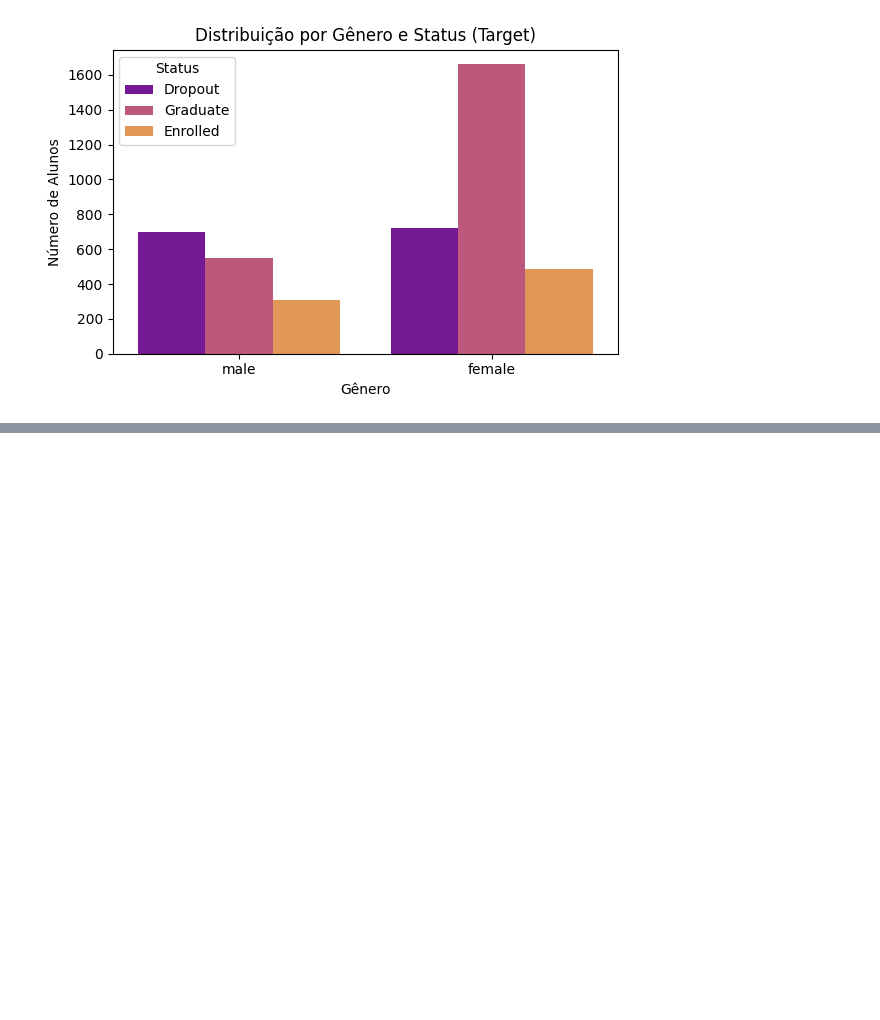
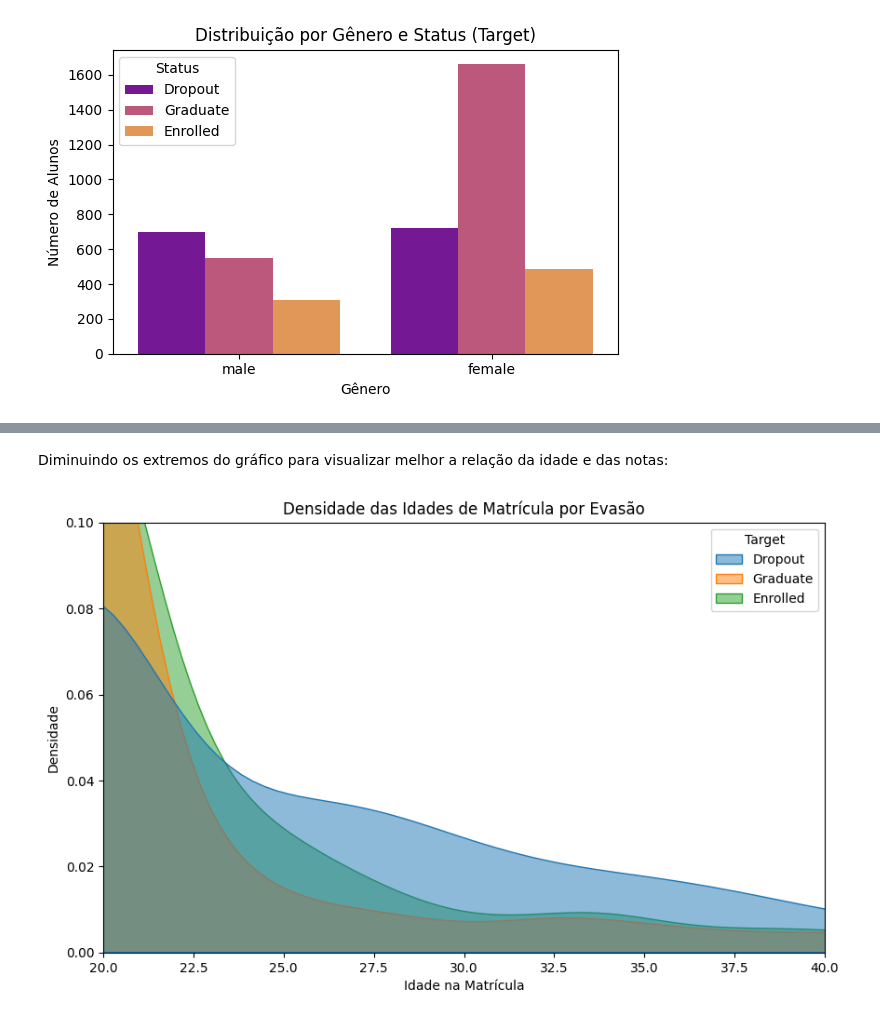
Before and after one commit to schwaad/Student-Dropout-Analysis, a Jupyter notebook: Analise_dos_dados.ipynb, the cells around one changed output, grey strips where cells are left out. Cells and saved outputs as stored; diff of their text form; code cells hidden in the pictures; blank space fills up the shorter version.

```diff
--- a/Analise_dos_dados.ipynb
+++ b/Analise_dos_dados.ipynb
@@ -86,0 +119,28 @@ plt.show()
+# %% [markdown]
+Diminuindo os extremos do gráfico para visualizar melhor a relação da idade e das notas:
+# %%
+import seaborn as sns
+import matplotlib.pyplot as plt
+
+plt.figure(figsize=(10,6))
+
+sns.kdeplot(
+    data=dataQ,
+    x='Age at enrollment',
+    hue='Target',
+    fill=True,
+    common_norm=False,
+    alpha=0.5
+)
+
+plt.xlabel('Idade na Matrícula')  # Aqui o eixo é 'Age at enrollment'
+plt.ylabel('Densidade')
+plt.title('Densidade das Idades de Matrícula por Evasão')
+
+# Zoom → ajusta limites do eixo X e/ou Y
+plt.xlim(20, 40)   # por exemplo, só entre 15 e 30 anos
+plt.ylim(0, 0.1)   # opcional: se quiser limitar o eixo Y também
+
+plt.show()
+# %% [output]
+[figure, added]
```
Also changed, not shown: parts of 9 cells of this notebook.
